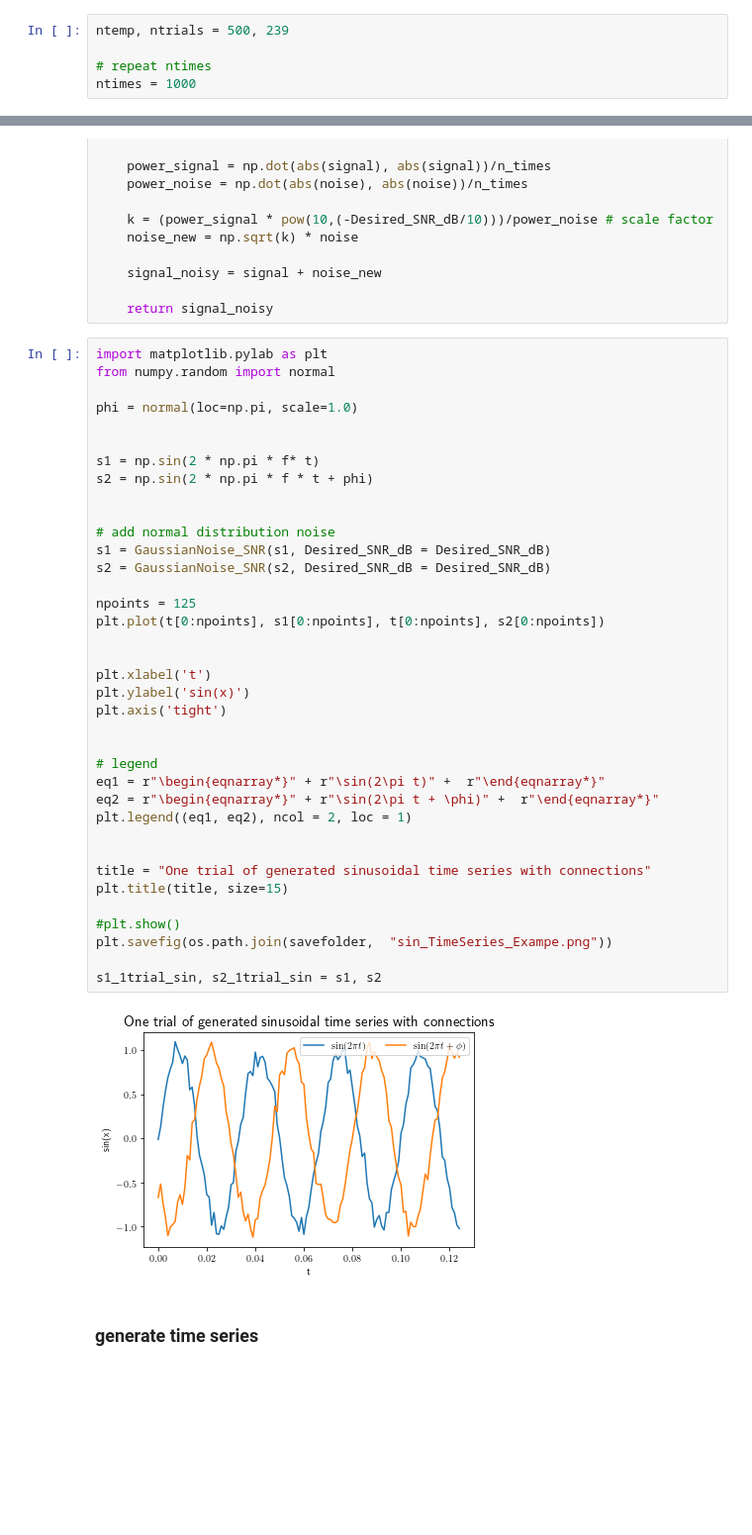
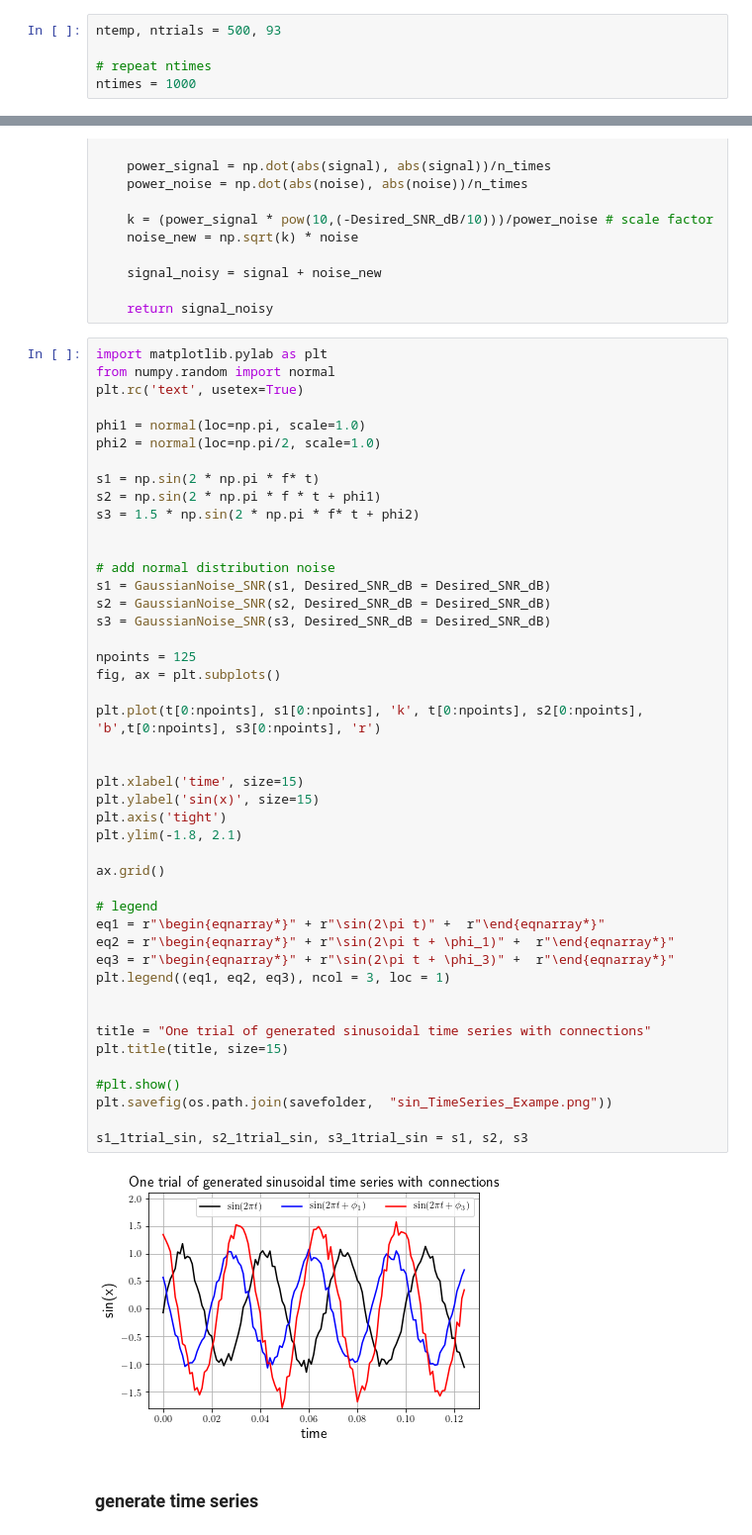
Before and after one commit to yangll0620/FCAnalysis_SMA, a Jupyter notebook: simulated/simulate Data.ipynb, the cells around one changed output, grey strips where cells are left out. Shown at 99% size. Saved outputs shown, nothing was run; the diff lists cells and outputs as text; blank space fills up the shorter version.

```diff
--- a/simulated/simulate Data.ipynb
+++ b/simulated/simulate Data.ipynb
@@ -59,7 +59,7 @@ corresfolder, correparentfolder = code_corresfolder(os.getcwd(), nb_name)
 # %% [markdown]
 ### Global parameters
 # %%
-ntemp, ntrials = 500, 239
+ntemp, ntrials = 500, 93
 
 # repeat ntimes
 ntimes = 1000
@@ -212,42 +210,50 @@ def GaussianNoise_SNR(signal, Desired_SNR_dB):
 # %%
 import matplotlib.pylab as plt
 from numpy.random import normal
+plt.rc('text', usetex=True)
 
-phi = normal(loc=np.pi, scale=1.0)
-
+phi1 = normal(loc=np.pi, scale=1.0)
+phi2 = normal(loc=np.pi/2, scale=1.0)
 
 s1 = np.sin(2 * np.pi * f* t)
-s2 = np.sin(2 * np.pi * f * t + phi)
+s2 = np.sin(2 * np.pi * f * t + phi1)
+s3 = 1.5 * np.sin(2 * np.pi * f* t + phi2)
 
 
 # add normal distribution noise
 s1 = GaussianNoise_SNR(s1, Desired_SNR_dB = Desired_SNR_dB)
 s2 = GaussianNoise_SNR(s2, Desired_SNR_dB = Desired_SNR_dB)
+s3 = GaussianNoise_SNR(s3, Desired_SNR_dB = Desired_SNR_dB)
 
 npoints = 125
-plt.plot(t[0:npoints], s1[0:npoints], t[0:npoints], s2[0:npoints])
+fig, ax = plt.subplots()
+
+plt.plot(t[0:npoints], s1[0:npoints], 'k', t[0:npoints], s2[0:npoints], 'b',t[0:npoints], s3[0:npoints], 'r')
 
 
-plt.xlabel('t')
-plt.ylabel('sin(x)')
+plt.xlabel('time', size=15)
+plt.ylabel('sin(x)', size=15)
 plt.axis('tight')
+plt.ylim(-1.8, 2.1)
 
+ax.grid()
 
 # legend
 eq1 = r"\begin{eqnarray*}" + r"\sin(2\pi t)" +  r"\end{eqnarray*}"
-eq2 = r"\begin{eqnarray*}" + r"\sin(2\pi t + \phi)" +  r"\end{eqnarray*}"
-plt.legend((eq1, eq2), ncol = 2, loc = 1)
+eq2 = r"\begin{eqnarray*}" + r"\sin(2\pi t + \phi_1)" +  r"\end{eqnarray*}"
+eq3 = r"\begin{eqnarray*}" + r"\sin(2\pi t + \phi_3)" +  r"\end{eqnarray*}"
+plt.legend((eq1, eq2, eq3), ncol = 3, loc = 1)
 
 
 title = "One trial of generated sinusoidal time series with connections"
 plt.title(title, size=15)
 
 #plt.show()
 plt.savefig(os.path.join(savefolder,  "sin_TimeSeries_Exampe.png"))
 
-s1_1trial_sin, s2_1trial_sin = s1, s2
+s1_1trial_sin, s2_1trial_sin, s3_1trial_sin = s1, s2, s3
 # %% [output]
-[figure, old version]
+[figure, new version]
 # %% [markdown]
 ### generate time series
 # %%
```
Also changed, not shown: parts of 8 cells of this notebook, 47 other files.
